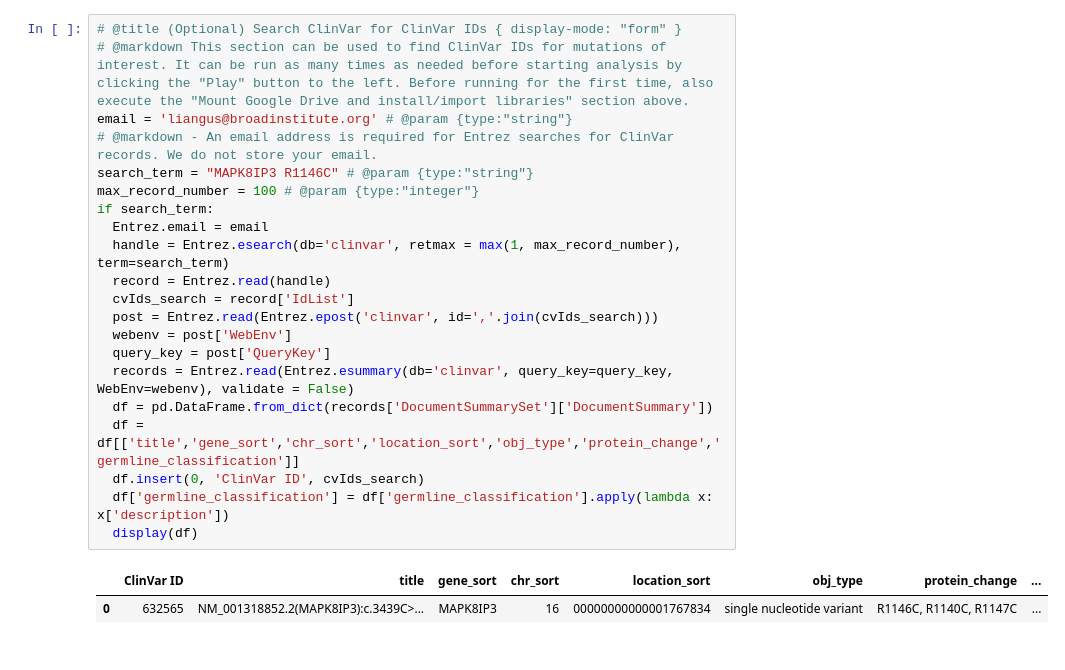
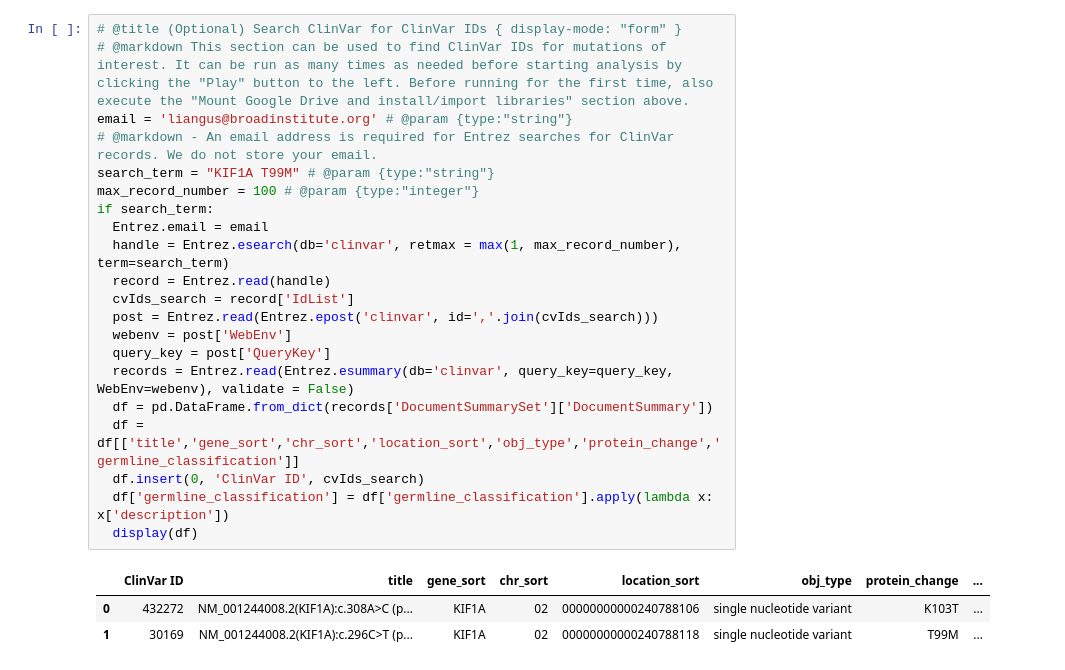
Before and after one commit to angusli98/ColabBE, a Jupyter notebook: ColabBE_v2.ipynb, the cells around one changed output. Cells and saved outputs as stored; diff of their text form.

```diff
--- a/ColabBE_v2.ipynb
+++ b/ColabBE_v2.ipynb
@@ -604,27 +604,28 @@ Resolving deltas: 100% (46/46), done.
 # %%
 # @title (Optional) Search ClinVar for ClinVar IDs { display-mode: "form" }
 # @markdown This section can be used to find ClinVar IDs for mutations of interest. It can be run as many times as needed before starting analysis by clicking the "Play" button to the left. Before running for the first time, also execute the "Mount Google Drive and install/import libraries" section above.
 email = 'liangus@broadinstitute.org' # @param {type:"string"}
 # @markdown - An email address is required for Entrez searches for ClinVar records. We do not store your email.
-search_term = "MAPK8IP3 R1146C" # @param {type:"string"}
+search_term = "KIF1A T99M" # @param {type:"string"}
 max_record_number = 100 # @param {type:"integer"}
 if search_term:
   Entrez.email = email
   handle = Entrez.esearch(db='clinvar', retmax = max(1, max_record_number), term=search_term)
   record = Entrez.read(handle)
   cvIds_search = record['IdList']
   post = Entrez.read(Entrez.epost('clinvar', id=','.join(cvIds_search)))
   webenv = post['WebEnv']
   query_key = post['QueryKey']
   records = Entrez.read(Entrez.esummary(db='clinvar', query_key=query_key, WebEnv=webenv), validate = False)
   df = pd.DataFrame.from_dict(records['DocumentSummarySet']['DocumentSummary'])
   df = df[['title','gene_sort','chr_sort','location_sort','obj_type','protein_change','germline_classification']]
   df.insert(0, 'ClinVar ID', cvIds_search)
   df['germline_classification'] = df['germline_classification'].apply(lambda x: x['description'])
   display(df)
 # %% [output]
 |  | ClinVar ID | title | gene_sort | chr_sort | location_sort | obj_type | protein_change | ... |
-| 0 | 632565 | NM_001318852.2(MAPK8IP3):c.3439C>... | MAPK8IP3 | 16 | 00000000000001767834 | single nucleotide variant | R1146C, R1140C, R1147C | ... |
+| 0 | 432272 | NM_001244008.2(KIF1A):c.308A>C (p... | KIF1A | 02 | 00000000000240788106 | single nucleotide variant | K103T | ... |
+| 1 | 30169 | NM_001244008.2(KIF1A):c.296C>T (p... | KIF1A | 02 | 00000000000240788118 | single nucleotide variant | T99M | ... |
 # %%
 # @title Perform analysis and download results { display-mode: "form" }
 # @markdown When all parameters have been specified, start analysis by clicking the "Play" button to the left. A CPU runtime is sufficient.
```
Also changed, not shown: parts of 3 cells of this notebook.
